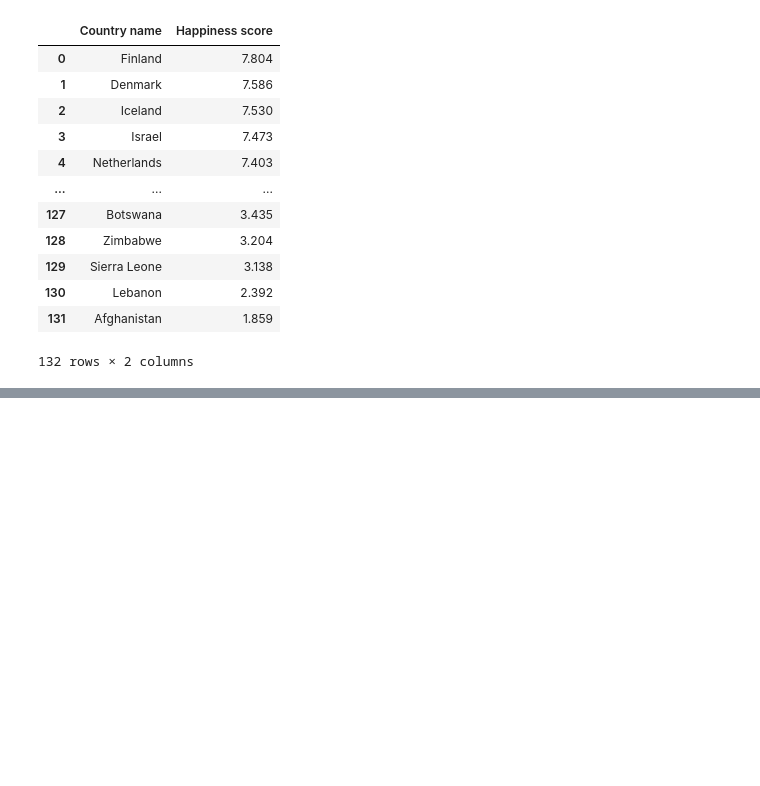
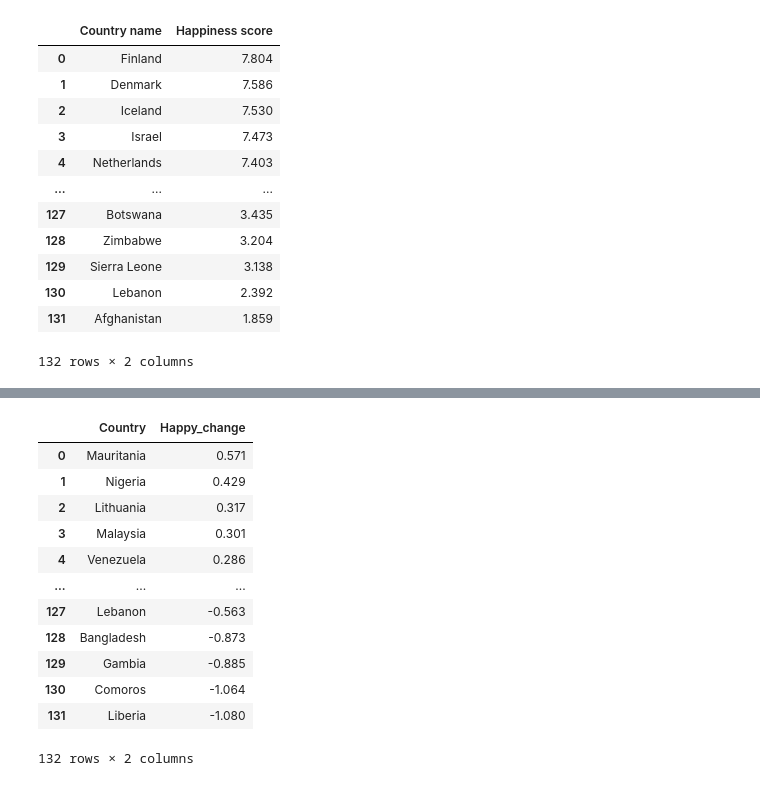
Before and after one commit to MarekMatejko/WHR_report, a Jupyter notebook: Happy_Report.ipynb, the cells around one changed output, grey strips where cells are left out. Cells and saved outputs as stored; diff of their text form; code cells hidden in the pictures; blank space fills up the shorter version.

```diff
--- a/Happy_Report.ipynb
+++ b/Happy_Report.ipynb
@@ -364,0 +388,35 @@ happy_score_2023
+# %%
+# Creating dataframe showing how happiness score was change for countries
+changes = []
+name_country = []
+for i in range(len(happy_score_2023)):
+    for f in range(len(happy_score_2023)):
+        if happy_score_2023['Country name'].iloc[i] == happy_score_2022['Country'].iloc[f]:
+            mid = happy_score_2023['Happiness score'].iloc[i] - happy_score_2022['Happiness score'].iloc[f]
+            changes.append(mid)
+            name_country.append(happy_score_2022['Country'].iloc[f])
+
+
+data = {'Country': name_country,
+        'Happy_change': changes}
+
+
+happy_changes = pd.DataFrame(data, columns=['Country', 'Happy_change'])
+happy_changes = happy_changes.sort_values(by=['Happy_change'], ascending=False, ignore_index=True)
+# %%
+# Showing data with changes of happiness score for countries
+happy_changes
+# %% [output]
+|  | Country | Happy_change |
+| 0 | Mauritania | 0.571 |
+| 1 | Nigeria | 0.429 |
+| 2 | Lithuania | 0.317 |
+| 3 | Malaysia | 0.301 |
+| 4 | Venezuela | 0.286 |
+| ... | ... | ... |
+| 127 | Lebanon | -0.563 |
+| 128 | Bangladesh | -0.873 |
+| 129 | Gambia | -0.885 |
+| 130 | Comoros | -1.064 |
+| 131 | Liberia | -1.080 |
+132 rows × 2 columns
```
Also changed, not shown: parts of 10 cells of this notebook.
